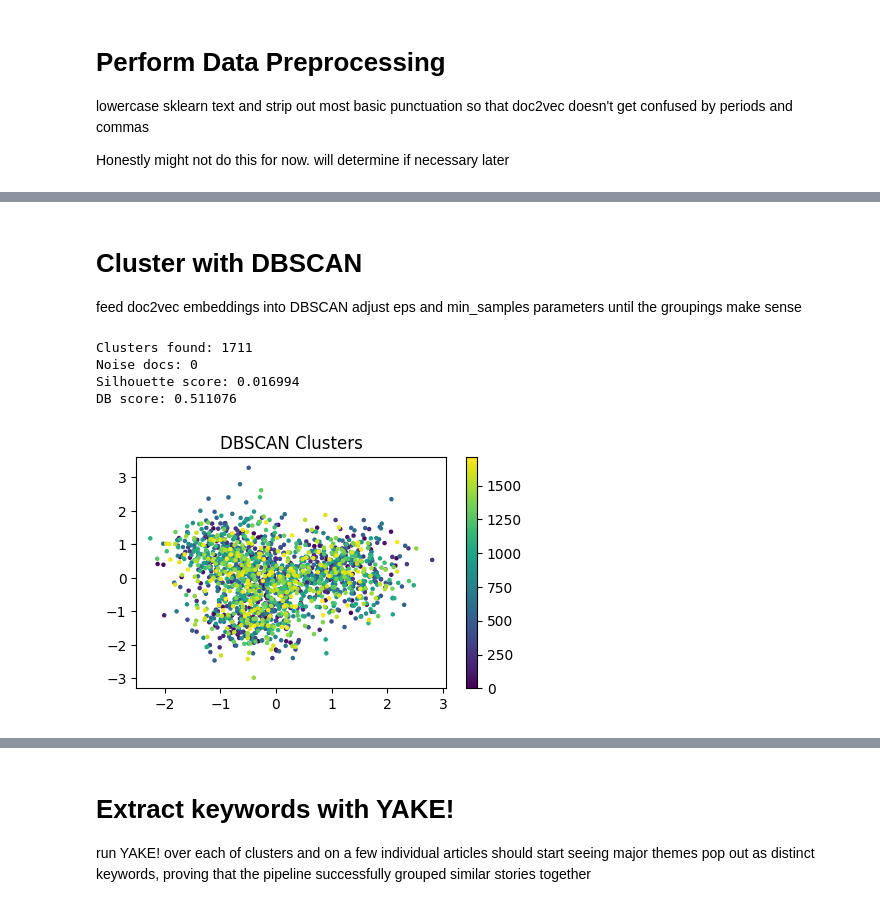
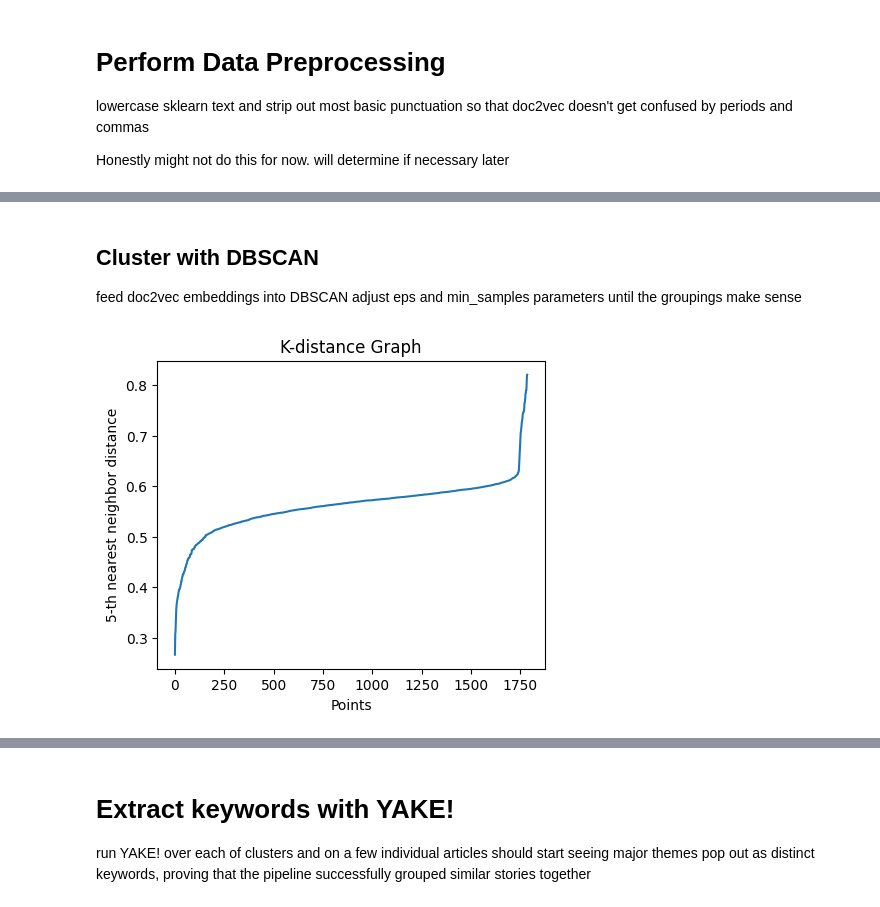
Before and after one commit to devinpdemarco/who_said_what, a Jupyter notebook: ML/notebooks/experimentation.ipynb, the cells around one changed output, grey strips where cells are left out. Drawn from its saved outputs; the diff is of its cells as text; code cells hidden in the pictures.

```diff
--- a/ML/notebooks/experimentation.ipynb
+++ b/ML/notebooks/experimentation.ipynb
@@ -184,4 +341,4 @@ plot_clusters(data_pca, ng_train.target, f'Topic Distribution Analysis')
 # %% [markdown]
-# Cluster with DBSCAN
+## Cluster with DBSCAN
 feed doc2vec embeddings into DBSCAN
 adjust eps and min_samples parameters until the groupings make sense
@@ -199,3 +345,23 @@ def reduce_dimension(n_neighbors=5, min_dist=0.1, embeddings=embeddings):
+# %%
+import numpy as np
+from sklearn.neighbors import NearestNeighbors
+# using k-nearest neighbors distance distribution to find best epsilon for dbscan
+# source: https://scikit-learn.org/stable/modules/generated/sklearn.neighbors.NearestNeighbors.html
+# source 2: https://www.datacamp.com/tutorial/dbscan-clustering-algorithm
+k=5
+neigh = NearestNeighbors(n_neighbors=k, radius=0.4, metric='cosine')
+neigh.fit(embeddings)
+
+distances, _ = neigh.kneighbors(embeddings)
+distances = np.sort(distances[:, k-1])
+plt.figure(figsize=(5,4))
+plt.plot(distances)
+plt.xlabel('Points')
+plt.ylabel(f'{k}-th nearest neighbor distance')
+plt.title('K-distance Graph')
+plt.show()
+# %% [output]
+[figure, added]
 # %%
 def run_dbscan(embeddings, eps, min_samples):
     dbs = DBSCAN(eps=eps, min_samples=min_samples, metric='cosine')
@@ -234,33 +371,0 @@ def finetune_dbscan(embeddings):
-# %%
-from sklearn.metrics import silhouette_score
-from sklearn.metrics import davies_bouldin_score
-
-epsilon, min_samples = finetune_dbscan(embeddings)
-dbscan, clusters, labels = run_dbscan(embeddings, epsilon, min_samples)
-#dbscan_labels = dbscan.fit_predict(doc_vectors)
-
-n_clusters_found = len(set(labels)) - (1 if -1 in labels else 0)
-n_noise = list(labels).count(-1)
-
-# measures how similar a data point is to its own cluster compared to other clusters
-# a score near 1 denotes the best meaning that the data point is very compact within its cluster
-# the worst value is -1 and near 0 denotes overlapping clusters
-score = silhouette_score(embeddings, labels)
-
-# considers intra-cluster compactness and inter-cluster separation
-db_score = davies_bouldin_score(embeddings, labels)
-
-
-print(f'Clusters found: {n_clusters_found}')
-print(f'Noise docs: {n_noise}')
-print(f'Silhouette score: {score:.6f}')
-print(f'DB score: {db_score:.6f}')
-
-data_pca = PCA(n_components=2).fit_transform(embeddings)
-plot_clusters(data_pca, labels, 'DBSCAN Clusters')
-# %% [output]
-Clusters found: 1711
-Noise docs: 0
-Silhouette score: 0.016994
-DB score: 0.511076
-[figure, removed]
```
Also changed, not shown: parts of 49 cells of this notebook, 12 other files.
